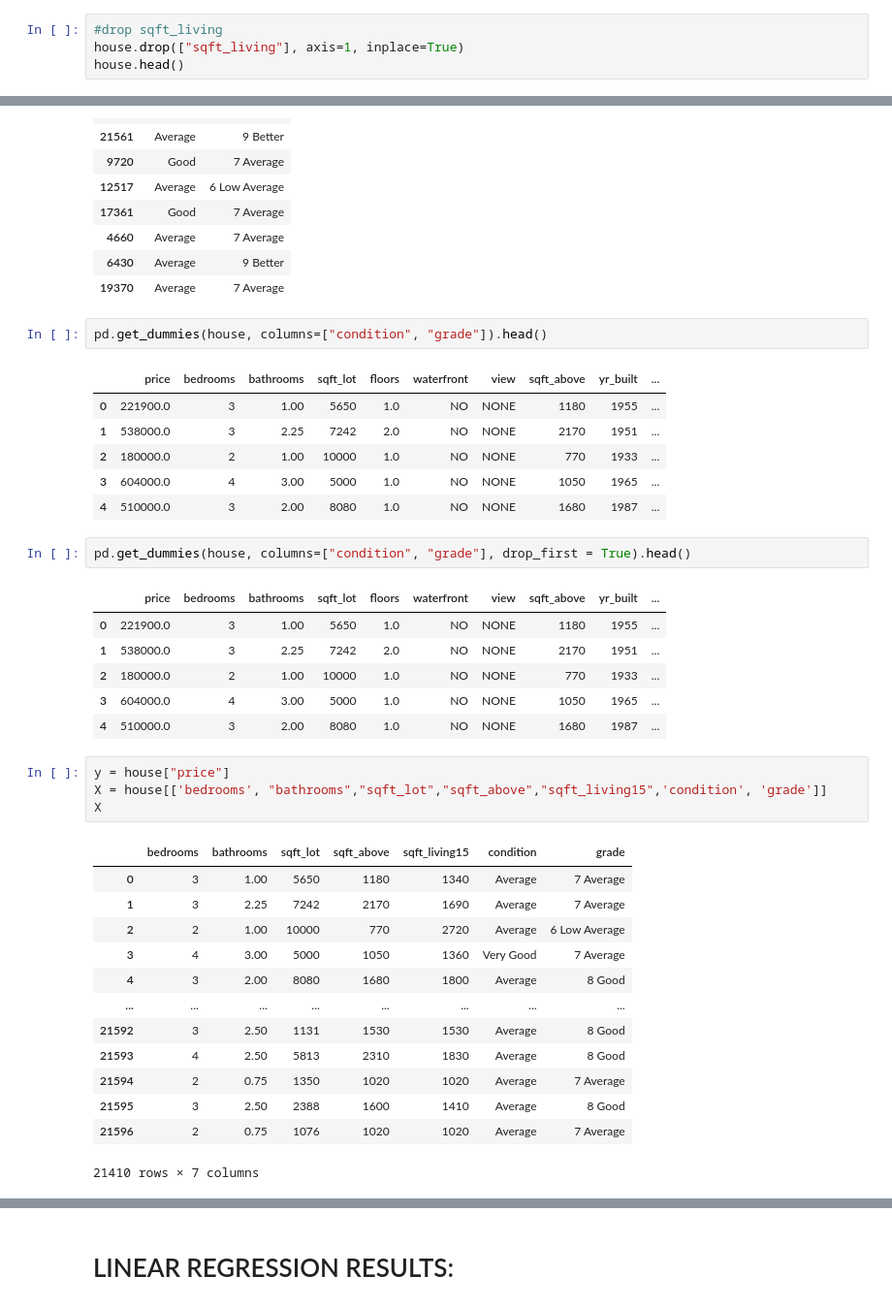
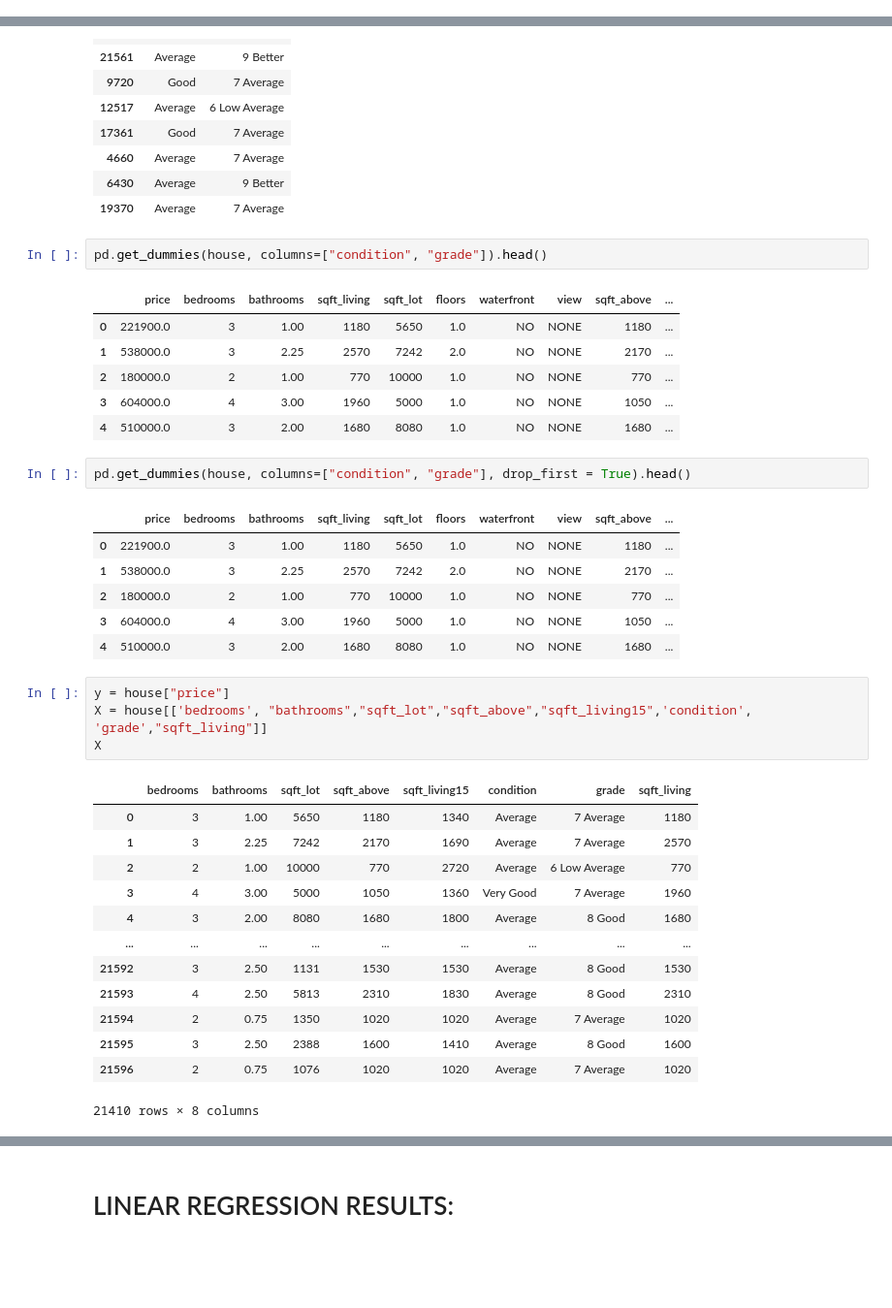
Before and after one commit to Kandy372/KingHouse_prediction-372, a Jupyter notebook: student.ipynb, the cells around one changed output, grey strips where cells are left out. Shown at 97% size. Cells and saved outputs as stored; diff of their text form; blank space fills up the shorter version.

```diff
--- a/student.ipynb
+++ b/student.ipynb
@@ -420,7 +417,3 @@ corrM
 | long | 0.022036 | 0.132054 | 0.224903 | 0.241214 | 0.230227 | 0.125943 | 0.344842 | 0.409993 | -0.072156 | ... |
 | sqft_living15 | 0.585241 | 0.393406 | 0.569884 | 0.756402 | 0.144763 | 0.280102 | 0.731767 | 0.326377 | -0.000247 | ... |
 | sqft_lot15 | 0.082845 | 0.030690 | 0.088303 | 0.184342 | 0.718204 | -0.010722 | 0.195077 | 0.070777 | 0.003852 | ... |
-# %%
-#drop sqft_living
-house.drop(["sqft_living"], axis=1, inplace=True)
-house.head()
@@ -609,39 +638,39 @@ encoded.sample(10, random_state=1)
 # %%
 pd.get_dummies(house, columns=["condition", "grade"]).head()
 # %% [output]
-|  | price | bedrooms | bathrooms | sqft_lot | floors | waterfront | view | sqft_above | yr_built | ... |
-| 0 | 221900.0 | 3 | 1.00 | 5650 | 1.0 | NO | NONE | 1180 | 1955 | ... |
-| 1 | 538000.0 | 3 | 2.25 | 7242 | 2.0 | NO | NONE | 2170 | 1951 | ... |
-| 2 | 180000.0 | 2 | 1.00 | 10000 | 1.0 | NO | NONE | 770 | 1933 | ... |
-| 3 | 604000.0 | 4 | 3.00 | 5000 | 1.0 | NO | NONE | 1050 | 1965 | ... |
-| 4 | 510000.0 | 3 | 2.00 | 8080 | 1.0 | NO | NONE | 1680 | 1987 | ... |
+|  | price | bedrooms | bathrooms | sqft_living | sqft_lot | floors | waterfront | view | sqft_above | ... |
+| 0 | 221900.0 | 3 | 1.00 | 1180 | 5650 | 1.0 | NO | NONE | 1180 | ... |
+| 1 | 538000.0 | 3 | 2.25 | 2570 | 7242 | 2.0 | NO | NONE | 2170 | ... |
+| 2 | 180000.0 | 2 | 1.00 | 770 | 10000 | 1.0 | NO | NONE | 770 | ... |
+| 3 | 604000.0 | 4 | 3.00 | 1960 | 5000 | 1.0 | NO | NONE | 1050 | ... |
+| 4 | 510000.0 | 3 | 2.00 | 1680 | 8080 | 1.0 | NO | NONE | 1680 | ... |
 # %%
 pd.get_dummies(house, columns=["condition", "grade"], drop_first = True).head()
 # %% [output]
-|  | price | bedrooms | bathrooms | sqft_lot | floors | waterfront | view | sqft_above | yr_built | ... |
-| 0 | 221900.0 | 3 | 1.00 | 5650 | 1.0 | NO | NONE | 1180 | 1955 | ... |
-| 1 | 538000.0 | 3 | 2.25 | 7242 | 2.0 | NO | NONE | 2170 | 1951 | ... |
-| 2 | 180000.0 | 2 | 1.00 | 10000 | 1.0 | NO | NONE | 770 | 1933 | ... |
-| 3 | 604000.0 | 4 | 3.00 | 5000 | 1.0 | NO | NONE | 1050 | 1965 | ... |
-| 4 | 510000.0 | 3 | 2.00 | 8080 | 1.0 | NO | NONE | 1680 | 1987 | ... |
+|  | price | bedrooms | bathrooms | sqft_living | sqft_lot | floors | waterfront | view | sqft_above | ... |
+| 0 | 221900.0 | 3 | 1.00 | 1180 | 5650 | 1.0 | NO | NONE | 1180 | ... |
+| 1 | 538000.0 | 3 | 2.25 | 2570 | 7242 | 2.0 | NO | NONE | 2170 | ... |
+| 2 | 180000.0 | 2 | 1.00 | 770 | 10000 | 1.0 | NO | NONE | 770 | ... |
+| 3 | 604000.0 | 4 | 3.00 | 1960 | 5000 | 1.0 | NO | NONE | 1050 | ... |
+| 4 | 510000.0 | 3 | 2.00 | 1680 | 8080 | 1.0 | NO | NONE | 1680 | ... |
 # %%
 y = house["price"]
-X = house[['bedrooms', "bathrooms","sqft_lot","sqft_above","sqft_living15",'condition', 'grade']]
+X = house[['bedrooms', "bathrooms","sqft_lot","sqft_above","sqft_living15",'condition', 'grade',"sqft_living"]]
 X
 # %% [output]
-|  | bedrooms | bathrooms | sqft_lot | sqft_above | sqft_living15 | condition | grade |
-| 0 | 3 | 1.00 | 5650 | 1180 | 1340 | Average | 7 Average |
-| 1 | 3 | 2.25 | 7242 | 2170 | 1690 | Average | 7 Average |
-| 2 | 2 | 1.00 | 10000 | 770 | 2720 | Average | 6 Low Average |
-| 3 | 4 | 3.00 | 5000 | 1050 | 1360 | Very Good | 7 Average |
-| 4 | 3 | 2.00 | 8080 | 1680 | 1800 | Average | 8 Good |
-| ... | ... | ... | ... | ... | ... | ... | ... |
-| 21592 | 3 | 2.50 | 1131 | 1530 | 1530 | Average | 8 Good |
-| 21593 | 4 | 2.50 | 5813 | 2310 | 1830 | Average | 8 Good |
-| 21594 | 2 | 0.75 | 1350 | 1020 | 1020 | Average | 7 Average |
-| 21595 | 3 | 2.50 | 2388 | 1600 | 1410 | Average | 8 Good |
-| 21596 | 2 | 0.75 | 1076 | 1020 | 1020 | Average | 7 Average |
+|  | bedrooms | bathrooms | sqft_lot | sqft_above | sqft_living15 | condition | grade | sqft_living |
+| 0 | 3 | 1.00 | 5650 | 1180 | 1340 | Average | 7 Average | 1180 |
+| 1 | 3 | 2.25 | 7242 | 2170 | 1690 | Average | 7 Average | 2570 |
+| 2 | 2 | 1.00 | 10000 | 770 | 2720 | Average | 6 Low Average | 770 |
+| 3 | 4 | 3.00 | 5000 | 1050 | 1360 | Very Good | 7 Average | 1960 |
+| 4 | 3 | 2.00 | 8080 | 1680 | 1800 | Average | 8 Good | 1680 |
+| ... | ... | ... | ... | ... | ... | ... | ... | ... |
+| 21592 | 3 | 2.50 | 1131 | 1530 | 1530 | Average | 8 Good | 1530 |
+| 21593 | 4 | 2.50 | 5813 | 2310 | 1830 | Average | 8 Good | 2310 |
+| 21594 | 2 | 0.75 | 1350 | 1020 | 1020 | Average | 7 Average | 1020 |
+| 21595 | 3 | 2.50 | 2388 | 1600 | 1410 | Average | 8 Good | 1600 |
+| 21596 | 2 | 0.75 | 1076 | 1020 | 1020 | Average | 7 Average | 1020 |
-21410 rows × 7 columns
+21410 rows × 8 columns
 # %%
 X = pd.get_dummies(X, columns=["condition", "grade"], drop_first=True)
 X
```
Also changed, not shown: parts of 32 cells of this notebook.
